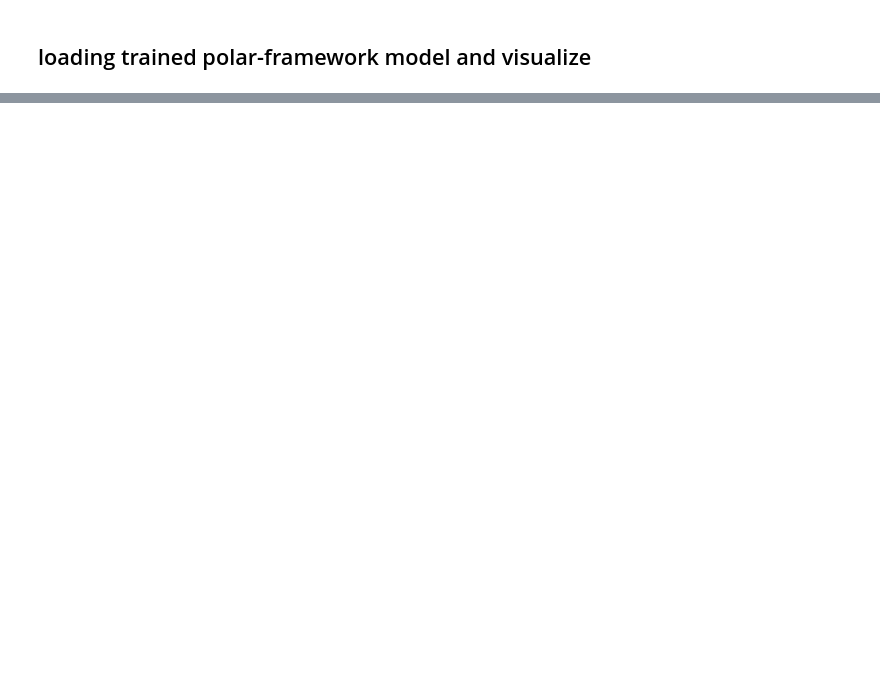
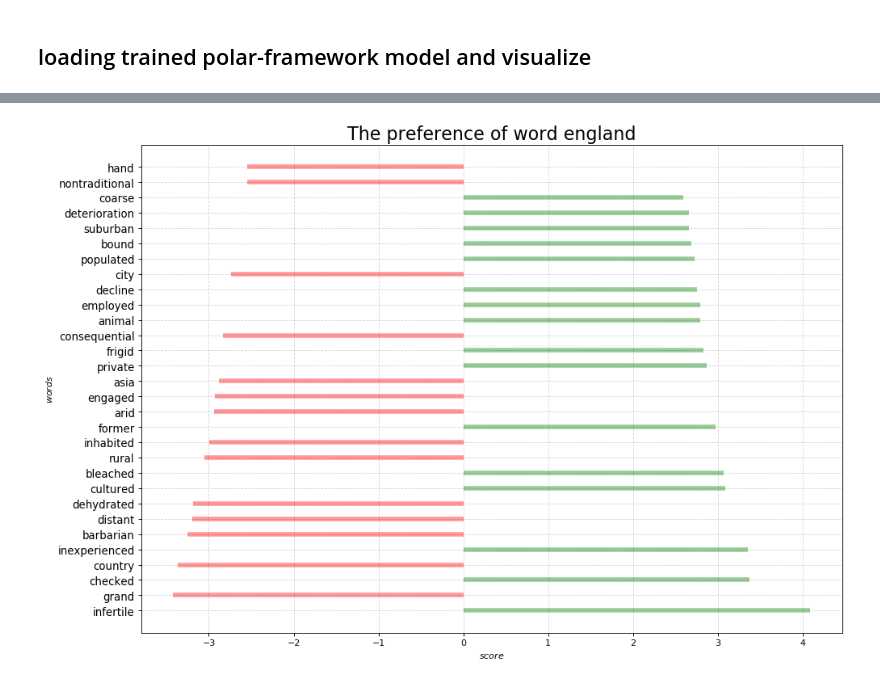
Before and after one commit to ichbinhandsome/Semantic-Differentials-for-Wikipedia-using-the-POLAR-Framework, a Jupyter notebook: RuiXiang/apply_polar_framework.ipynb, the cells around one changed output, grey strips where cells are left out. Saved outputs shown, nothing was run; the diff lists cells and outputs as text; code cells hidden in the pictures; blank space fills up the shorter version.

```diff
--- a/RuiXiang/apply_polar_framework.ipynb
+++ b/RuiXiang/apply_polar_framework.ipynb
@@ -362 +369,37 @@ getMeaningOfWord("england", select_antonyms, std_300_vector, 20)
 ... (8 outputs left out)
+# %%
+def plot_lines(word, select_antonyms, model, show_polars):
+    this_vector = model[word]
+    this_dict = {}
+    for index,value in enumerate(this_vector):
+        this_dict[index] = value
+
+    sorted_this_dict = sorted(this_dict.items(), key= lambda item : abs(item[1]), reverse=True)
+
+    this_color = []
+    values = []
+    left_words, right_words = [], []
+    for x,y in sorted_this_dict:
+        if y <= 0:
+            this_color.append('red')
+        else:
+            this_color.append('green')
+        values.append(y)
+        left_words.append(select_antonyms[x][0])
+        right_words.append(select_antonyms[x][1])
+    # Draw plot
+    index = [i for i in range(show_polars)]
+    plt.figure(figsize=(14,10), dpi= 80)
+    plt.hlines(y=index, xmin=0, xmax=values, color=this_color, alpha=0.4, linewidth=5)
+
+    # Decorations
+    plt.gca().set(ylabel='$words$', xlabel='$score$')
+    plt.title('The preference of word '+ word, fontdict={'size':20})
+    plt.yticks(index, left_words, fontsize=12)
+
+    plt.grid(linestyle='--', alpha=0.5)
+    plt.show()
+# %%
+plot_lines("england", select_antonyms, std_300_vector, 30)
+# %% [output]
+[figure, added]
```
Also changed, not shown: parts of 12 cells of this notebook, 4 other files.
